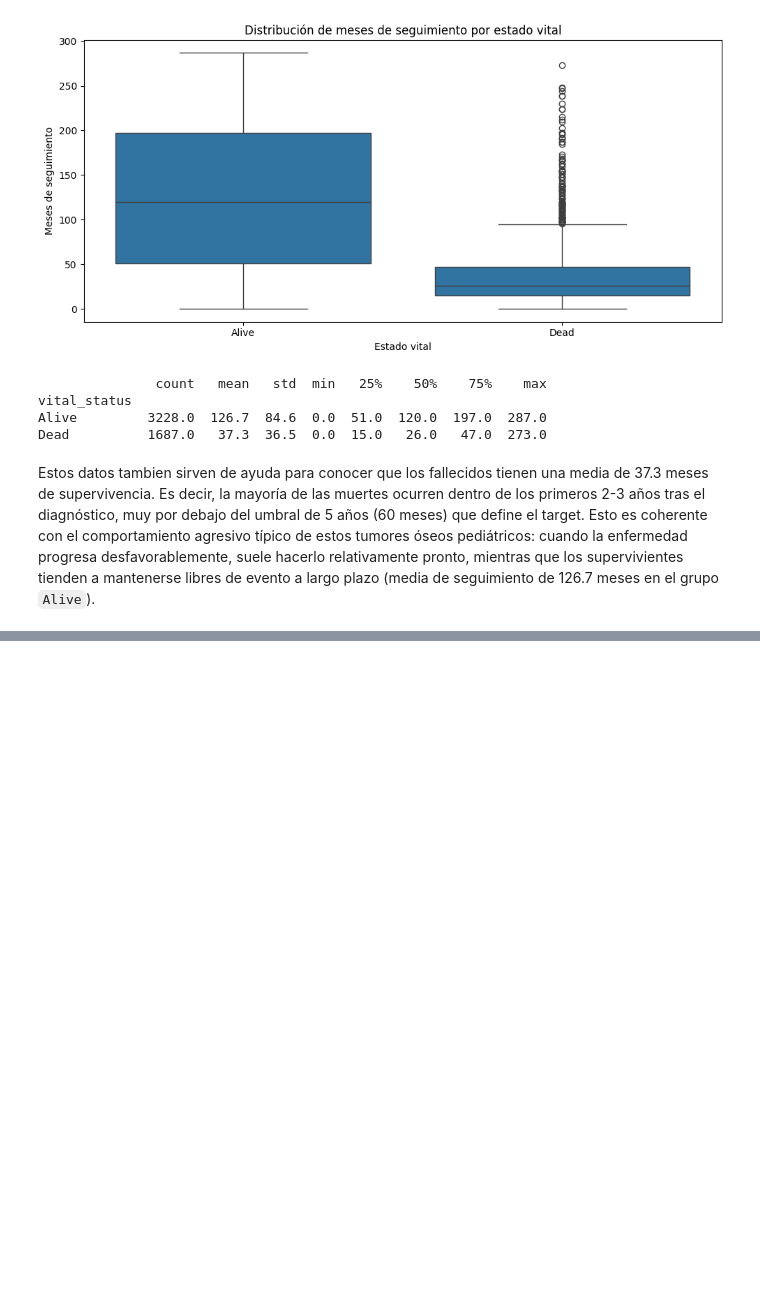
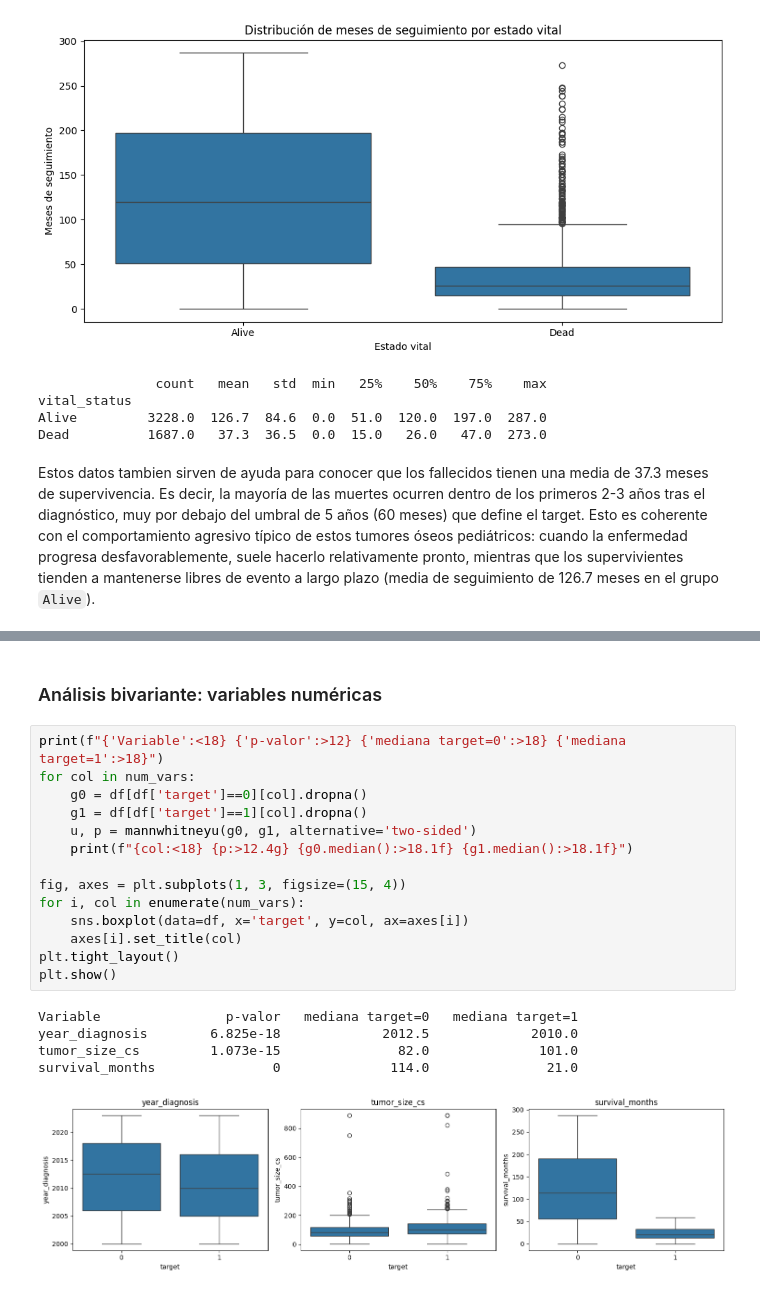
Before and after one commit to alonsocg5/TFM_Alonso_Castanon, a Jupyter notebook: notebooks/02_EDA.ipynb, the cells around one changed output, grey strips where cells are left out. Saved outputs shown, nothing was run; the diff lists cells and outputs as text; blank space fills up the shorter version.

```diff
--- a/notebooks/02_EDA.ipynb
+++ b/notebooks/02_EDA.ipynb
@@ -358,0 +411,22 @@ Name: count, dtype: int64
+# %% [markdown]
+### Análisis bivariante: variables numéricas
+# %%
+print(f"{'Variable':<18} {'p-valor':>12} {'mediana target=0':>18} {'mediana target=1':>18}")
+for col in num_vars:
+    g0 = df[df['target']==0][col].dropna()
+    g1 = df[df['target']==1][col].dropna()
+    u, p = mannwhitneyu(g0, g1, alternative='two-sided')
+    print(f"{col:<18} {p:>12.4g} {g0.median():>18.1f} {g1.median():>18.1f}")
+
+fig, axes = plt.subplots(1, 3, figsize=(15, 4))
+for i, col in enumerate(num_vars):
+    sns.boxplot(data=df, x='target', y=col, ax=axes[i])
+    axes[i].set_title(col)
+plt.tight_layout()
+plt.show()
+# %% [output]
+Variable                p-valor   mediana target=0   mediana target=1
+year_diagnosis        6.825e-18             2012.5             2010.0
+tumor_size_cs         1.073e-15               82.0              101.0
+survival_months               0              114.0               21.0
+[figure, added]
```
Also changed, not shown: parts of 34 cells of this notebook, 1 other file.
